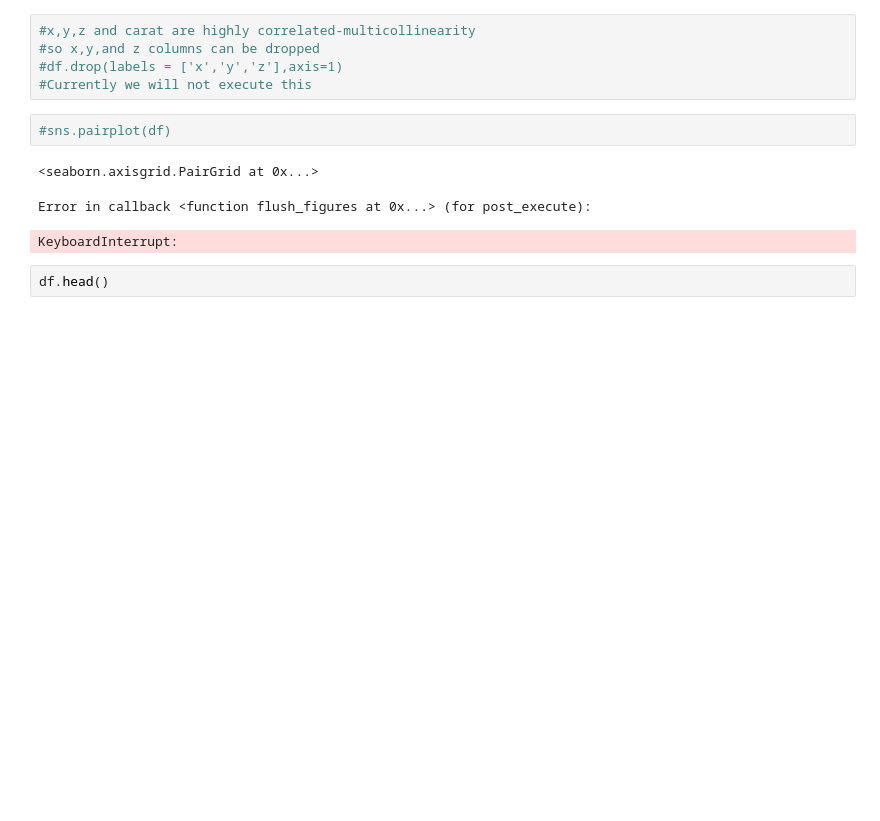
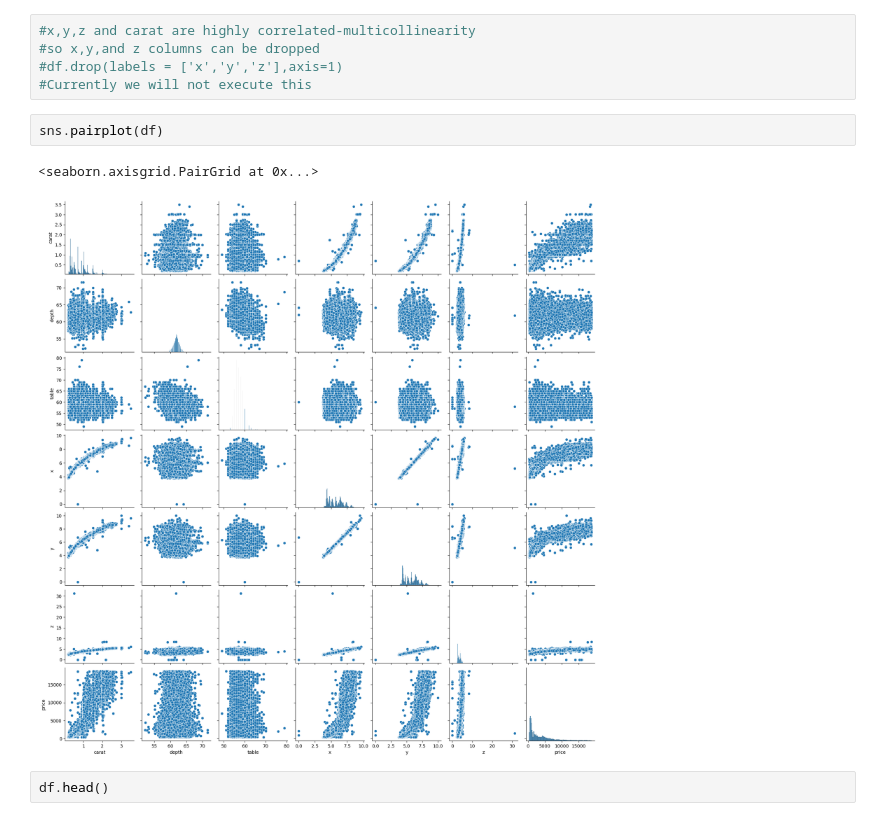
Before and after one commit to eliyaschozhakkad/Regression_ML_End_to_End_Project, a Jupyter notebook: notebooks/EDA.ipynb, the cells around one changed output. Saved outputs shown, nothing was run; the diff lists cells and outputs as text; blank space fills up the shorter version.

```diff
--- a/notebooks/EDA.ipynb
+++ b/notebooks/EDA.ipynb
@@ -184,11 +184,10 @@ sns.heatmap(df[numerical_columns].corr(),annot=True)
 #df.drop(labels = ['x','y','z'],axis=1)
 #Currently we will not execute this
 # %%
-#sns.pairplot(df)
+sns.pairplot(df)
 # %% [output]
 <seaborn.axisgrid.PairGrid at 0x...>
-Error in callback <function flush_figures at 0x...> (for post_execute):
-KeyboardInterrupt:
+[figure, added]
 # %%
 df.head()
 # %% [output]
```
Also changed, not shown: parts of 2 cells of this notebook, 3 other files.
